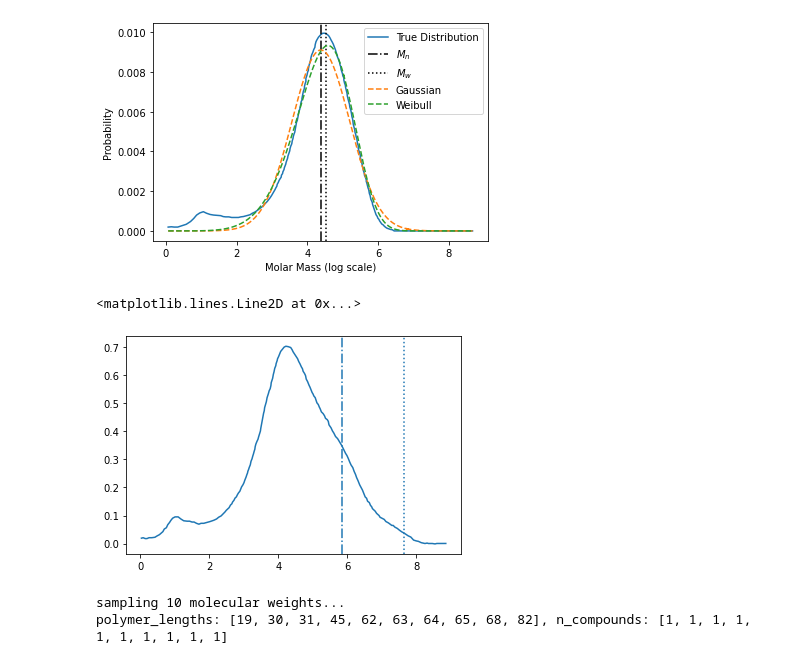
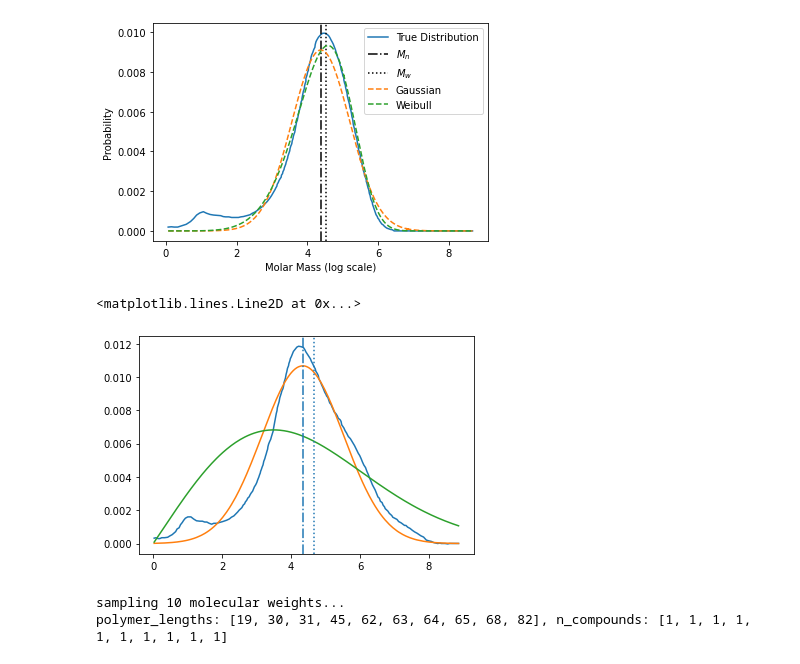
Before and after one commit to cmelab/polybinder, a Jupyter notebook: uli_init/system-init.ipynb, the cells around one changed output. Cells and saved outputs as stored; diff of their text form; code cells hidden in the pictures.

```diff
--- a/uli_init/system-init.ipynb
+++ b/uli_init/system-init.ipynb
@@ -67,10 +67,10 @@ Actual sigma: 301.0
 76.47301319723567
 [figure]
 # %%
-def f1(x, Mn, Mw):
+def weibull_k_expression(x, Mn, Mw):
     return (2. * x * gamma(2./x)) / gamma(1./x)**2 - (Mw / Mn)
 
-def f2(Mn, k):
+def weibull_lambda_expression(Mn, k):
     return(Mn * k / gamma(1./k))
 
 def recover_mass_dist(Mn=None, Mw=None, pdi=None, distribution='Gaussian'):
@@ -82,15 +82,15 @@ def recover_mass_dist(Mn=None, Mw=None, pdi=None, distribution='Gaussian'):
     assert pdi_arg_sum >= 2, 'At least two of [pdi, M_n, M_w] must be given.'
     if pdi_arg_sum == 3:
         #special case, make sure that pdi = M_w / M_n
-        assert pdi - (Mw/Mn) < selfepsilon, 'PDI value does not match M_n and M_w values.'
+        assert pdi - (Mw/Mn) < 1e-5, 'PDI value does not match M_n and M_w values.'
     else:
         # need to recover one of M_w or M_n or pdi
-        if M_n is None:
-            selfM_n = Mw / pdi
-        if M_w is None:
-            selfM_w = pdi * Mn
+        if Mn is None:
+            Mn = Mw / pdi
+        if Mw is None:
+            Mw = pdi * Mn
         if pdi is None:
-            .pdi = Mw / Mn
+            pdi = Mw / Mn
     if distribution.lower() == 'gaussian':
         mean = Mn
         sigma = Mn * (Mw - Mn)
@@ -285,19 +286,25 @@ recovered lambda: [4.7127628]
 # %%
 # Same as above, but with data after 2 hours of heating
 pekk_data_time_240 = np.genfromtxt('240_Min.csv', delimiter=',')
 
-plt.plot(np.log10(pekk_data_time_240[:,0]), pekk_data_time_240[:,1])
+x, y = np.log10(pekk_data_time_240[:,0]), pekk_data_time_240[:,1]
 
-x, y = pekk_data_time_240[:,0], pekk_data_time_240[:,1]
+plt.plot(x, y/np.sum(y))
 
 t240_Mn = np.sum(x*y) / np.sum(y)
 t240_Mw = np.sum(x*x*y) / np.sum(x*y)
 
-plt.axvline(np.log10(t240_Mn), ls='-.')
-plt.axvline(np.log10(t240_Mw), ls=':')
+gauss_f = recover_mass_dist(Mn=t240_Mn, Mw=t240_Mw, pdi=None, distribution='gaussian')
+weib_f = recover_mass_dist(Mn=t240_Mn, Mw=t240_Mw, pdi=None, distribution='weibull')
+
+plt.plot(x, gauss_f(x)/np.sum(gauss_f(x)))
+plt.plot(x, weib_f(x)/np.sum(weib_f(x)))
+
+plt.axvline(t240_Mn, ls='-.')
+plt.axvline(t240_Mw, ls=':')
 # %% [output]
 <matplotlib.lines.Line2D at 0x...>
-[figure, old version]
+[figure, new version]
 # %%
 class Simulation():
     def __init__(self,
```
Also changed, not shown: parts of 2 cells of this notebook.
